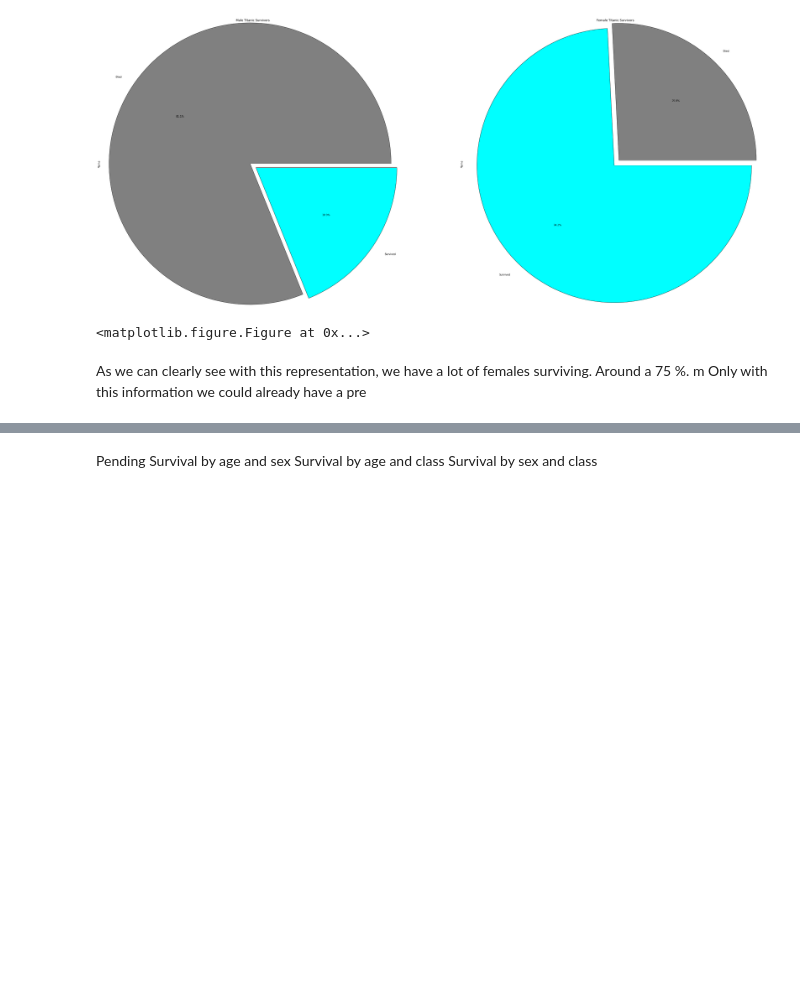
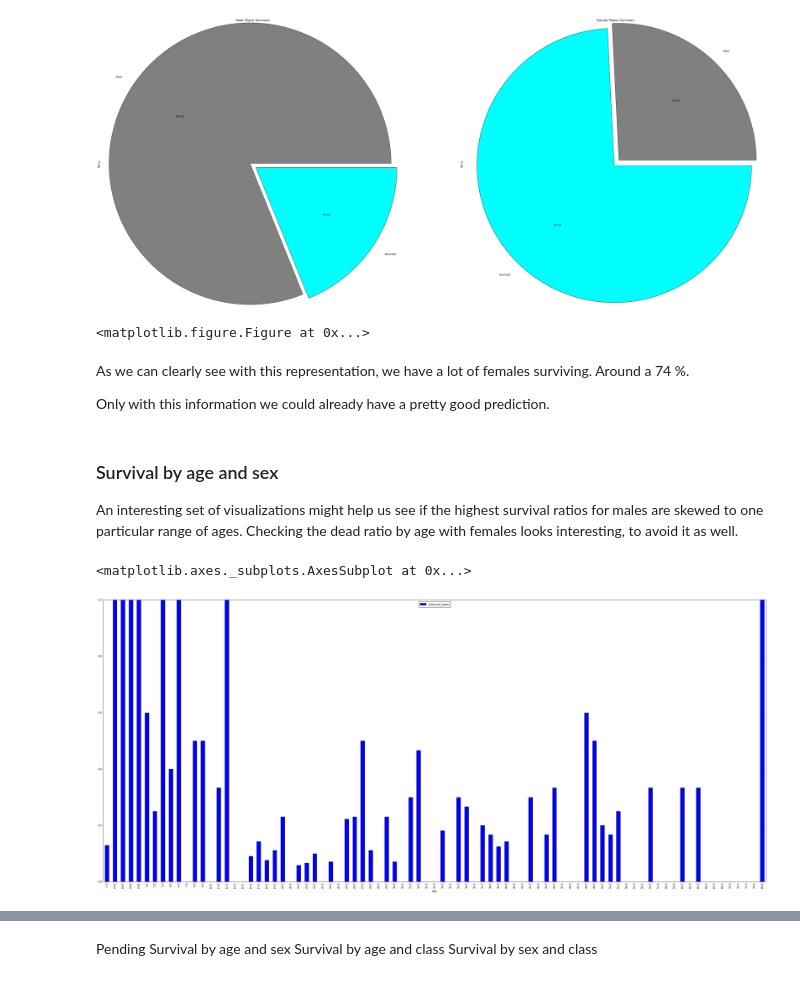
Before and after one commit to acamps/udacity_data_analyst_nanodegree, a Jupyter notebook: P2 - Investigate a Dataset - Titanic.ipynb, the cells around one changed output, grey strips where cells are left out. Drawn from its saved outputs; the diff is of its cells as text; code cells hidden in the pictures; blank space fills up the shorter version.

Commit message:
Add sex and age visualizations

```diff
--- a/P2 - Investigate a Dataset - Titanic.ipynb
+++ b/P2 - Investigate a Dataset - Titanic.ipynb
@@ -190,6 +179,17 @@ female_plot.set_title("Female Titanic Survivors")
 [figure]
 <matplotlib.figure.Figure at 0x...>
 # %% [markdown]
-As we can clearly see with this representation, we have a lot of females surviving. Around a 75 %.
-m
-Only with this information we could already have a pre
+As we can clearly see with this representation, we have a lot of females surviving. Around a 74 %.
+
+Only with this information we could already have a pretty good prediction.
+# %% [markdown]
+### Survival by age and sex
+An interesting set of visualizations might help us see if the highest survival ratios for males are skewed to one particular range of ages. Checking the dead ratio by age with females looks interesting, to avoid it as well.
+# %%
+survivors_male_age_pivot = clean_data[clean_data['Sex']=='male'].pivot_table(index='Age', columns='Survived', aggfunc=np.count_nonzero)
+survivors_male_age_pivot = survivors_male_age_pivot.fillna(0)['PassengerId']
+survivors_male_age_pivot['survival_ratio'] = survivors_male_age_pivot[1]/(survivors_male_age_pivot[1]+survivors_male_age_pivot[0])
+survivors_male_age_pivot.plot(kind='bar', y='survival_ratio')
+# %% [output]
+<matplotlib.axes._subplots.AxesSubplot at 0x...>
+[figure, added]
```
Also changed, not shown: parts of 4 cells of this notebook.
